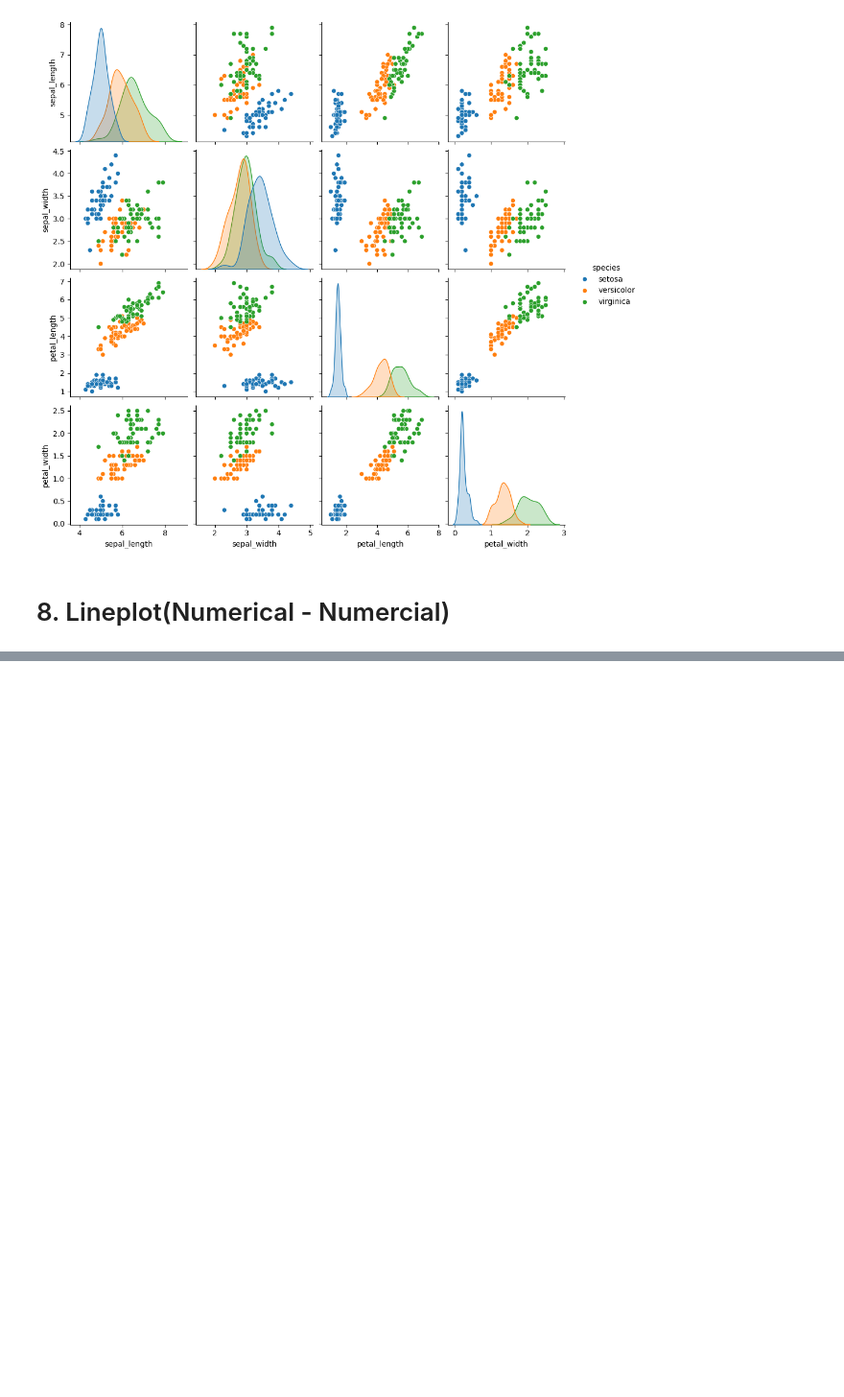
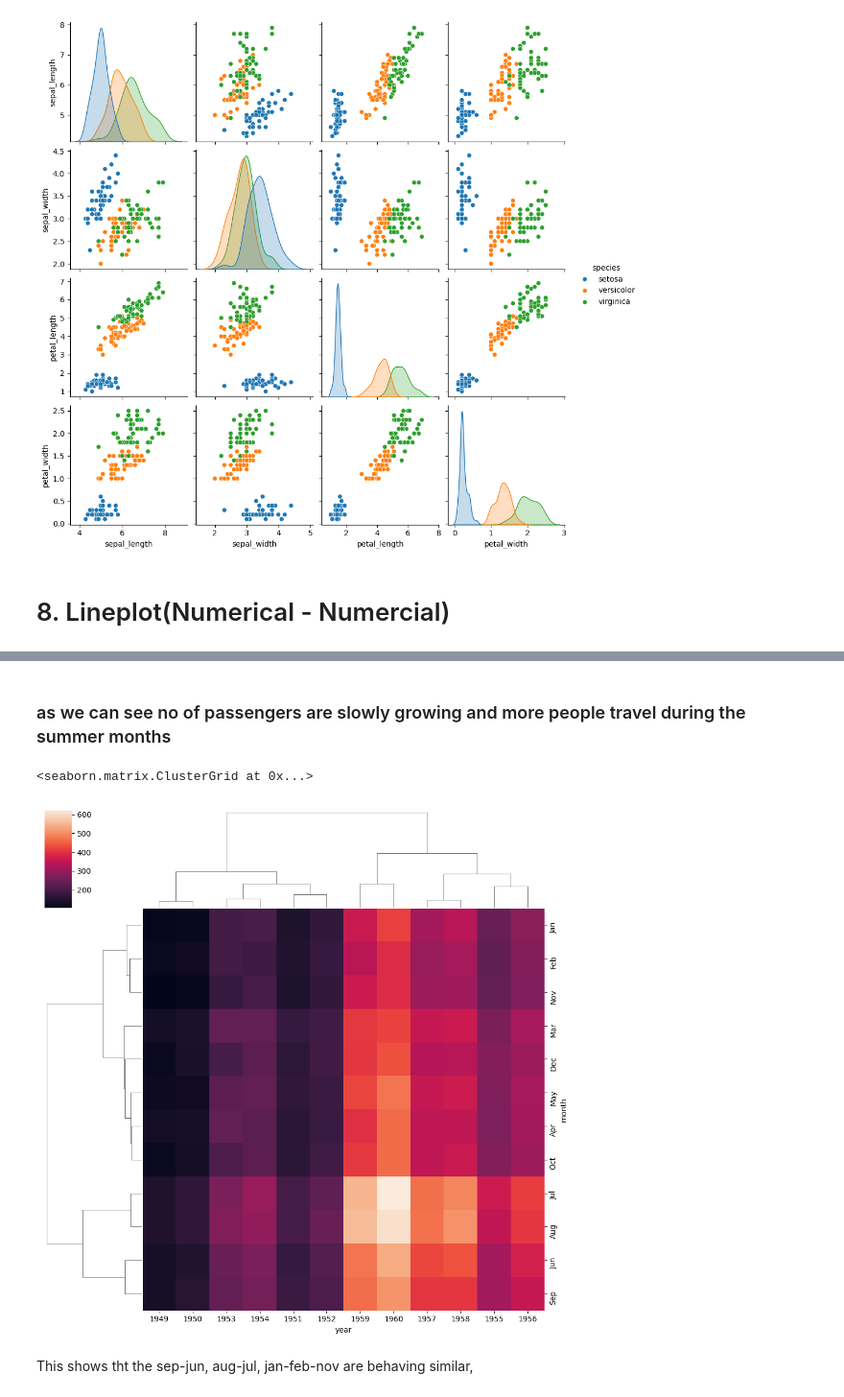
Before and after one commit to Foolmannn/ml-learnings, a Jupyter notebook: 4UnderstandingData/bivariate_multivariate_analysis.ipynb, the cells around one changed output, grey strips where cells are left out. Shown at 96% size. Saved outputs shown, nothing was run; the diff lists cells and outputs as text; code cells hidden in the pictures; blank space fills up the shorter version.

```diff
--- a/4UnderstandingData/bivariate_multivariate_analysis.ipynb
+++ b/4UnderstandingData/bivariate_multivariate_analysis.ipynb
@@ -149,0 +247,9 @@ sns.pairplot(data=iris,hue='species')
+# %% [markdown]
+### as we can see no of passengers are slowly growing and more people travel during the summer months
+# %%
+sns.clustermap(flights.pivot_table(values='passengers',index='month',columns='year'))
+# %% [output]
+<seaborn.matrix.ClusterGrid at 0x...>
+[figure, added]
+# %% [markdown]
+This shows tht the sep-jun, aug-jul, jan-feb-nov are behaving similar,
```
Also changed, not shown: parts of 11 cells of this notebook.
